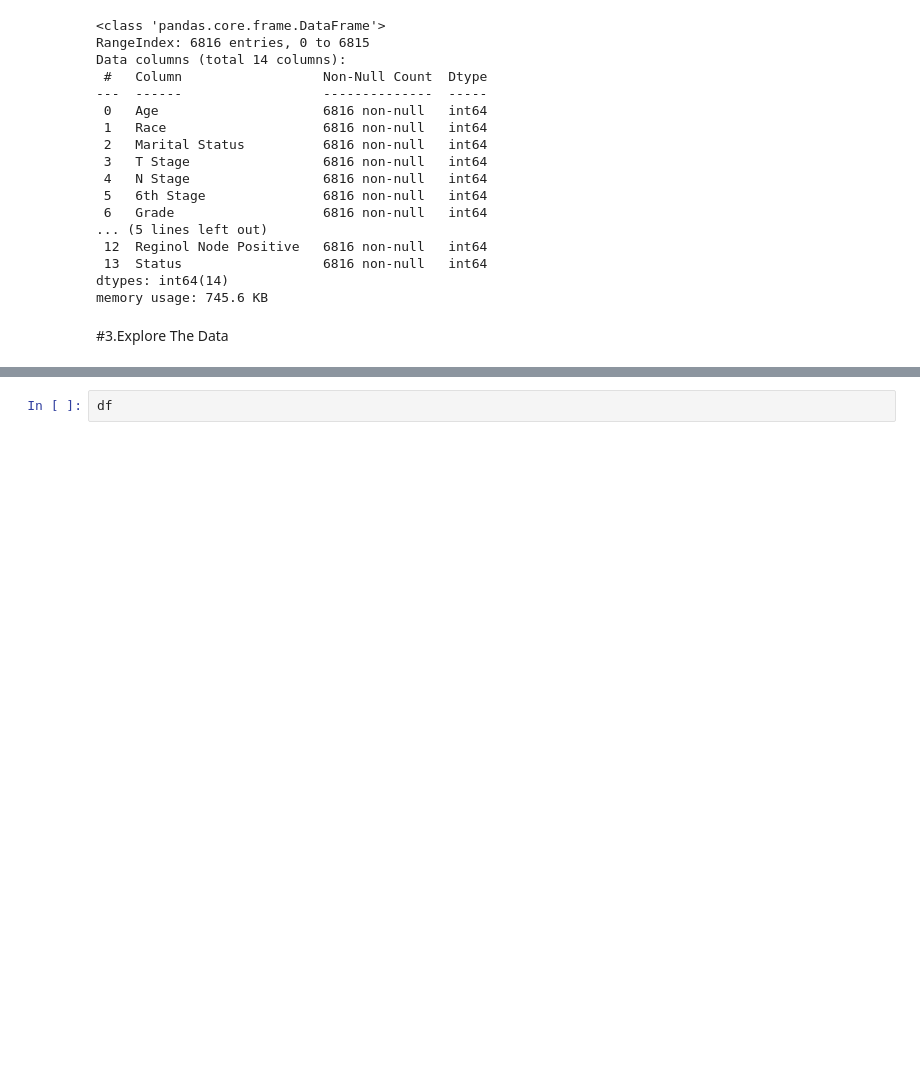
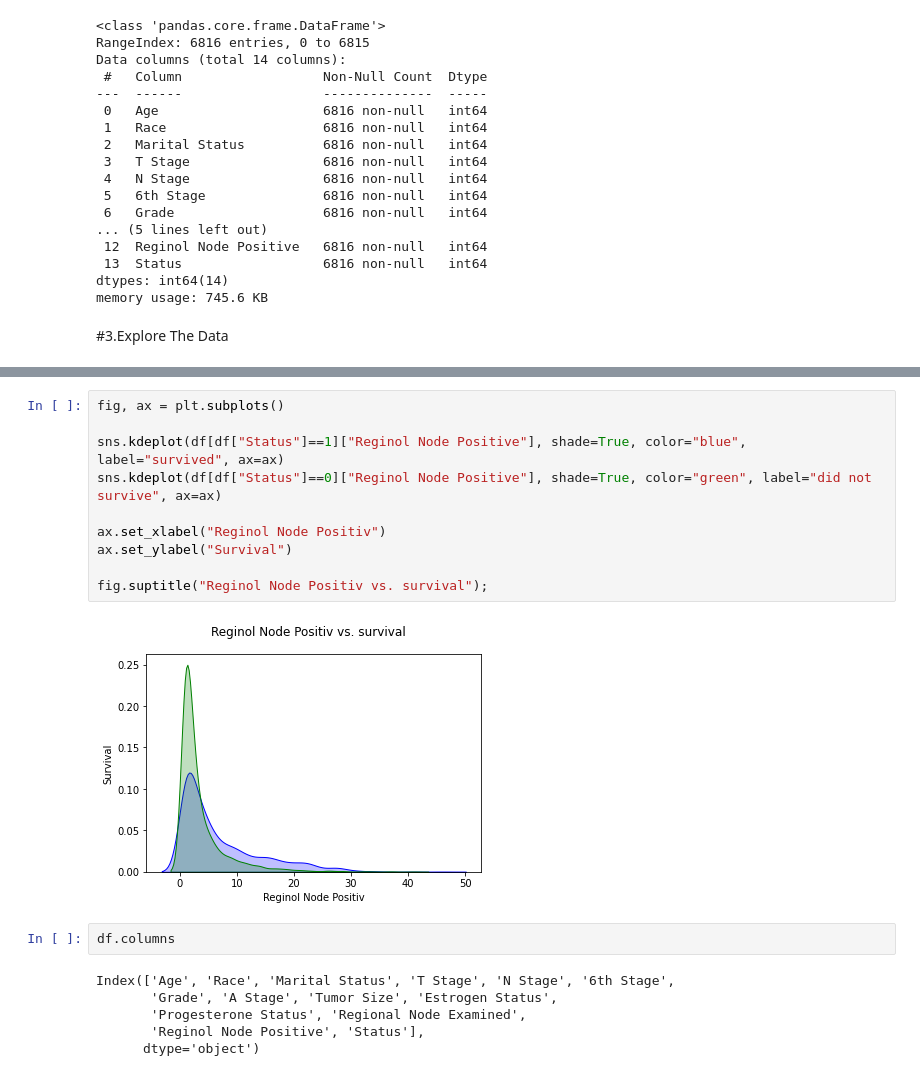
Before and after one commit to nakisa84/Springboard, a Jupyter notebook: capston 2 project/notebooks/BC-EDA.ipynb, the cells around one changed output, grey strips where cells are left out. Cells and saved outputs as stored; diff of their text form; blank space fills up the shorter version.

```diff
--- a/capston 2 project/notebooks/BC-EDA.ipynb
+++ b/capston 2 project/notebooks/BC-EDA.ipynb
@@ -62,2 +88,20 @@ memory usage: 745.6 KB
+# %%
+fig, ax = plt.subplots()
+
+sns.kdeplot(df[df["Status"]==1]["Reginol Node Positive"], shade=True, color="blue", label="survived", ax=ax)
+sns.kdeplot(df[df["Status"]==0]["Reginol Node Positive"], shade=True, color="green", label="did not survive", ax=ax)
+
+ax.set_xlabel("Reginol Node Positiv")
+ax.set_ylabel("Survival")
+
+fig.suptitle("Reginol Node Positiv vs. survival");
+# %% [output]
+[figure, added]
 # %%
-df
+df.columns
+# %% [output]
+Index(['Age', 'Race', 'Marital Status', 'T Stage', 'N Stage', '6th Stage',
+       'Grade', 'A Stage', 'Tumor Size', 'Estrogen Status',
+       'Progesterone Status', 'Regional Node Examined',
+       'Reginol Node Positive', 'Status'],
+      dtype='object')
```
Also changed, not shown: parts of 4 cells of this notebook.
